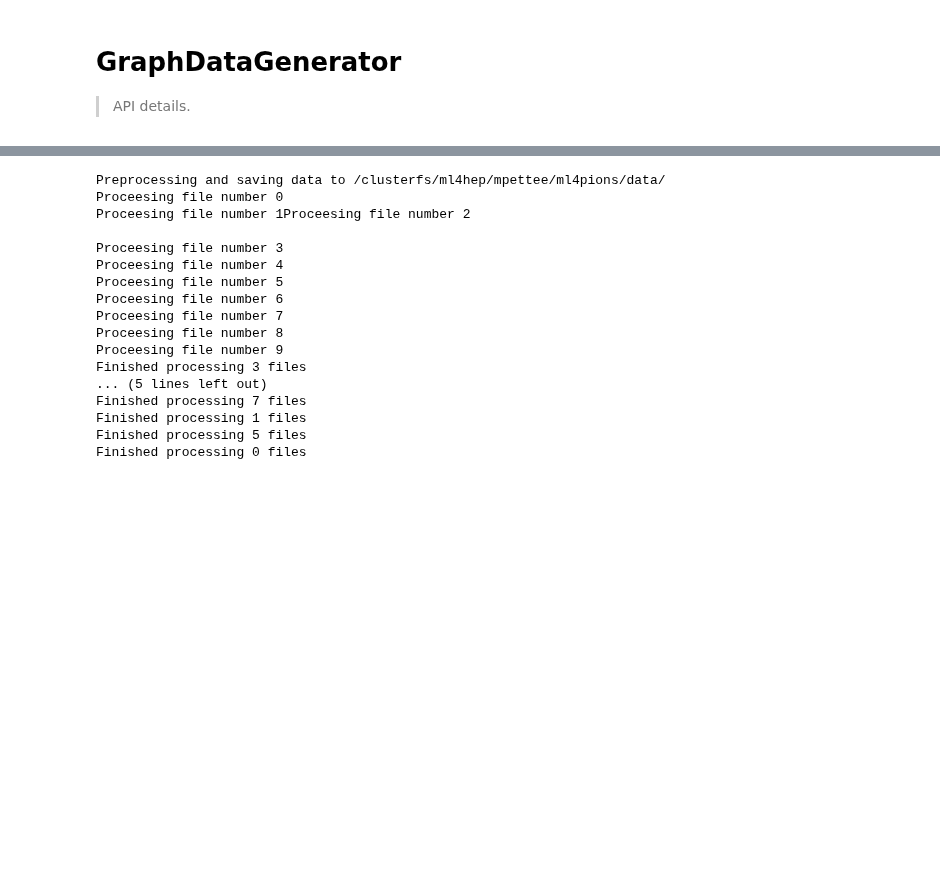
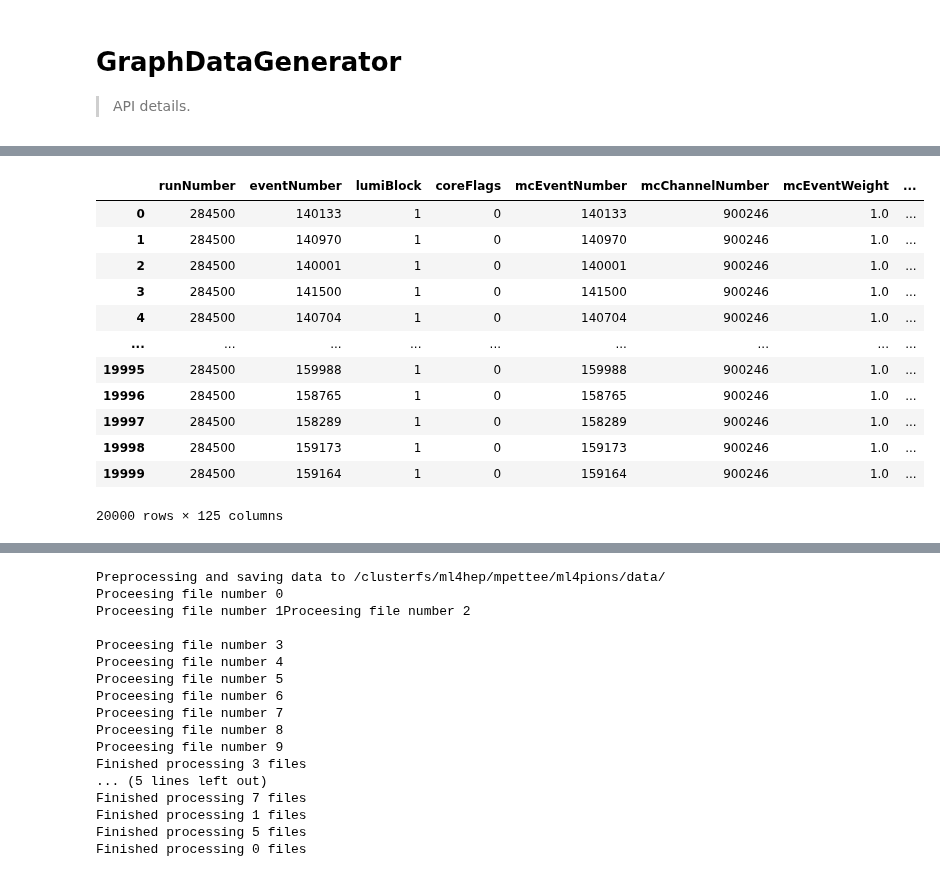
Before and after one commit to atlas-calo-ml/gn4pions_eastbay, a Jupyter notebook: nbs/00_data.ipynb, the cells around one changed output, grey strips where cells are left out. Cells and saved outputs as stored; diff of their text form; code cells hidden in the pictures; blank space fills up the shorter version.

```diff
--- a/nbs/00_data.ipynb
+++ b/nbs/00_data.ipynb
@@ -17,0 +49,16 @@ import random
+# %%
+test_pi0_df
+# %% [output]
+|  | runNumber | eventNumber | lumiBlock | coreFlags | mcEventNumber | mcChannelNumber | mcEventWeight | ... |
+| 0 | 284500 | 140133 | 1 | 0 | 140133 | 900246 | 1.0 | ... |
+| 1 | 284500 | 140970 | 1 | 0 | 140970 | 900246 | 1.0 | ... |
+| 2 | 284500 | 140001 | 1 | 0 | 140001 | 900246 | 1.0 | ... |
+| 3 | 284500 | 141500 | 1 | 0 | 141500 | 900246 | 1.0 | ... |
+| 4 | 284500 | 140704 | 1 | 0 | 140704 | 900246 | 1.0 | ... |
+| ... | ... | ... | ... | ... | ... | ... | ... | ... |
+| 19995 | 284500 | 159988 | 1 | 0 | 159988 | 900246 | 1.0 | ... |
+| 19996 | 284500 | 158765 | 1 | 0 | 158765 | 900246 | 1.0 | ... |
+| 19997 | 284500 | 158289 | 1 | 0 | 158289 | 900246 | 1.0 | ... |
+| 19998 | 284500 | 159173 | 1 | 0 | 159173 | 900246 | 1.0 | ... |
+| 19999 | 284500 | 159164 | 1 | 0 | 159164 | 900246 | 1.0 | ... |
+20000 rows × 125 columns
```
Also changed, not shown: parts of 10 cells of this notebook, 1 other file.
